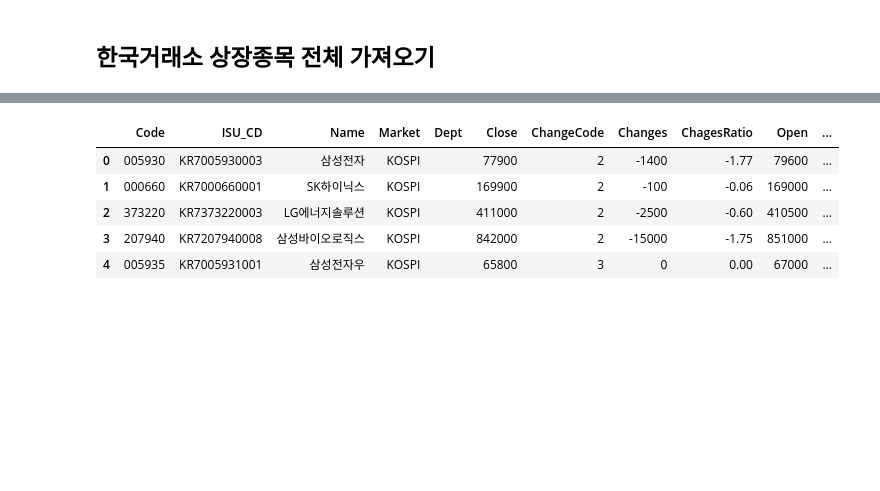
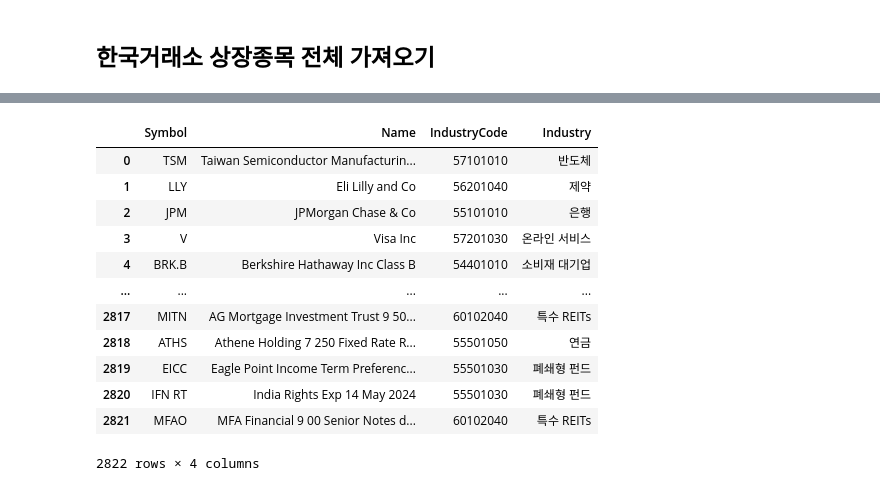
Before and after one commit to Tom-Jung/finance-data-analysis, a Jupyter notebook: 2.1 FinanceDataReader를 통한 상장종목 전체 불러오기-input.ipynb, the cells around one changed output, grey strips where cells are left out. Drawn from its saved outputs; the diff is of its cells as text; code cells hidden in the pictures; blank space fills up the shorter version.

```diff
--- a/2.1 FinanceDataReader를 통한 상장종목 전체 불러오기-input.ipynb
+++ b/2.1 FinanceDataReader를 통한 상장종목 전체 불러오기-input.ipynb
@@ -72,19 +72,25 @@ fdr.StockListing("KRX")
 # %%
 # KRX : KRX 종목 전체
 # KOSPI : KOSPI 종목
 # KOSDAQ : KOSDAQ 종목
 # KONEX : KONEX 종목
 # NASDAQ : 나스닥 종목
 # NYSE : 뉴욕증권거래소 종목
 # SP500 : S&P500 종목
-df_krx = fdr.StockListing("KRX")
-df_krx.head()
+fdr.StockListing("NYSE")
 # %% [output]
-|  | Code | ISU_CD | Name | Market | Dept | Close | ChangeCode | Changes | ChagesRatio | Open | ... |
-| 0 | 005930 | KR7005930003 | 삼성전자 | KOSPI |  | 77900 | 2 | -1400 | -1.77 | 79600 | ... |
-| 1 | 000660 | KR7000660001 | SK하이닉스 | KOSPI |  | 169900 | 2 | -100 | -0.06 | 169000 | ... |
-| 2 | 373220 | KR7373220003 | LG에너지솔루션 | KOSPI |  | 411000 | 2 | -2500 | -0.60 | 410500 | ... |
-| 3 | 207940 | KR7207940008 | 삼성바이오로직스 | KOSPI |  | 842000 | 2 | -15000 | -1.75 | 851000 | ... |
-| 4 | 005935 | KR7005931001 | 삼성전자우 | KOSPI |  | 65800 | 3 | 0 | 0.00 | 67000 | ... |
+|  | Symbol | Name | IndustryCode | Industry |
+| 0 | TSM | Taiwan Semiconductor Manufacturin... | 57101010 | 반도체 |
+| 1 | LLY | Eli Lilly and Co | 56201040 | 제약 |
+| 2 | JPM | JPMorgan Chase & Co | 55101010 | 은행 |
+| 3 | V | Visa Inc | 57201030 | 온라인 서비스 |
+| 4 | BRK.B | Berkshire Hathaway Inc Class B | 54401010 | 소비재 대기업 |
+| ... | ... | ... | ... | ... |
+| 2817 | MITN | AG Mortgage Investment Trust 9 50... | 60102040 | 특수 REITs |
+| 2818 | ATHS | Athene Holding 7 250 Fixed Rate R... | 55501050 | 연금 |
+| 2819 | EICC | Eagle Point Income Term Preferenc... | 55501030 | 폐쇄형 펀드 |
+| 2820 | IFN RT | India Rights Exp 14 May 2024 | 55501030 | 폐쇄형 펀드 |
+| 2821 | MFAO | MFA Financial 9 00 Senior Notes d... | 60102040 | 특수 REITs |
+2822 rows × 4 columns
 # %%
 # 한국거래소 상장종목 전체 가져오기
```
Also changed, not shown: parts of 11 cells of this notebook.
